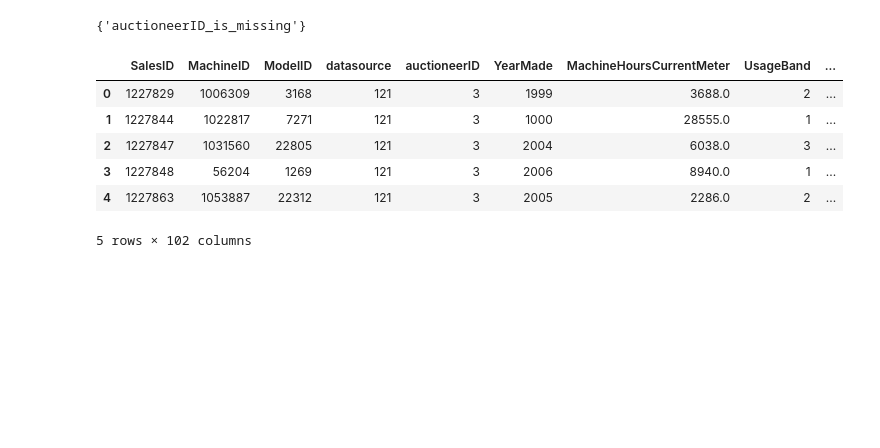
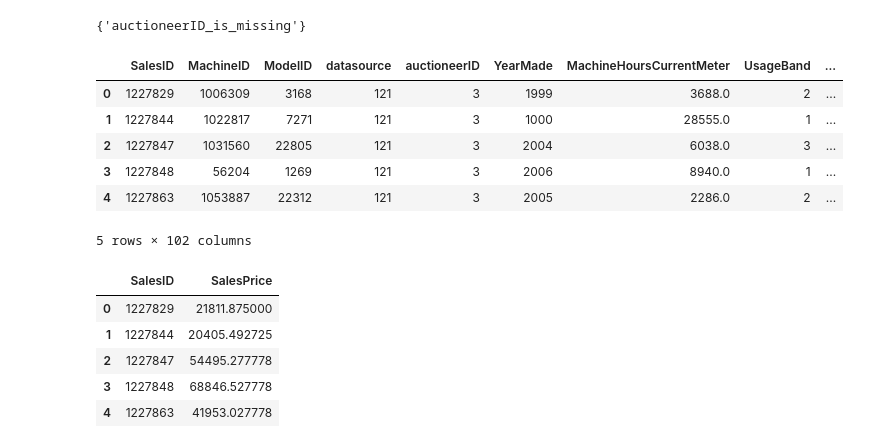
Before and after one commit to griffinstiens/ML-Regression_Time_Series, a Jupyter notebook: Main.ipynb, the cells around one changed output. Cells and saved outputs as stored; diff of their text form; code cells hidden in the pictures; blank space fills up the shorter version.

```diff
--- a/Main.ipynb
+++ b/Main.ipynb
@@ -1032,5 +1052,19 @@ df_test.head()
 | 3 | 1227848 | 56204 | 1269 | 121 | 3 | 2006 | 8940.0 | 1 | ... |
 | 4 | 1227863 | 1053887 | 22312 | 121 | 3 | 2005 | 2286.0 | 2 | ... |
 5 rows × 102 columns
+# %%
+test_preds = ideal_model.predict(df_test)
 # %%
-# At last,
+#Format predictions into the same format requested by Kaggle
+df_preds = pd.DataFrame()
+df_preds["SalesID"] = df_test["SalesID"]
+df_preds["SalesPrice"] = test_preds
+# %%
+df_preds.head()
+# %% [output]
+|  | SalesID | SalesPrice |
+| 0 | 1227829 | 21811.875000 |
+| 1 | 1227844 | 20405.492725 |
+| 2 | 1227847 | 54495.277778 |
+| 3 | 1227848 | 68846.527778 |
+| 4 | 1227863 | 41953.027778 |
```
Also changed, not shown: parts of 19 cells of this notebook.
